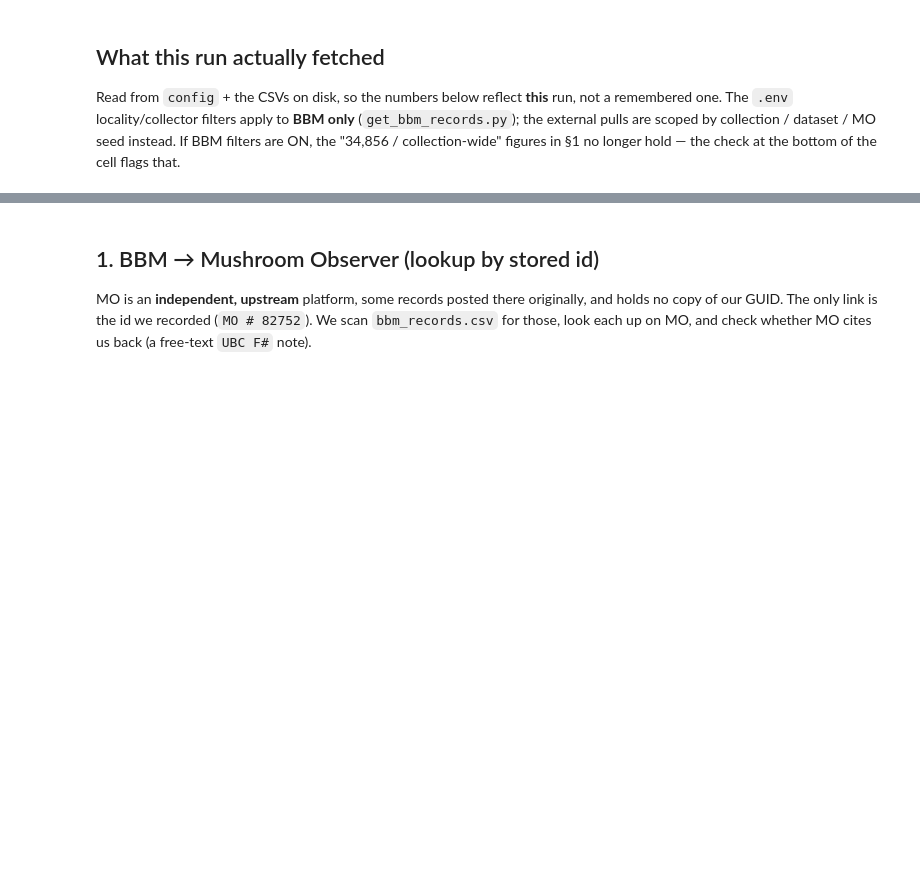
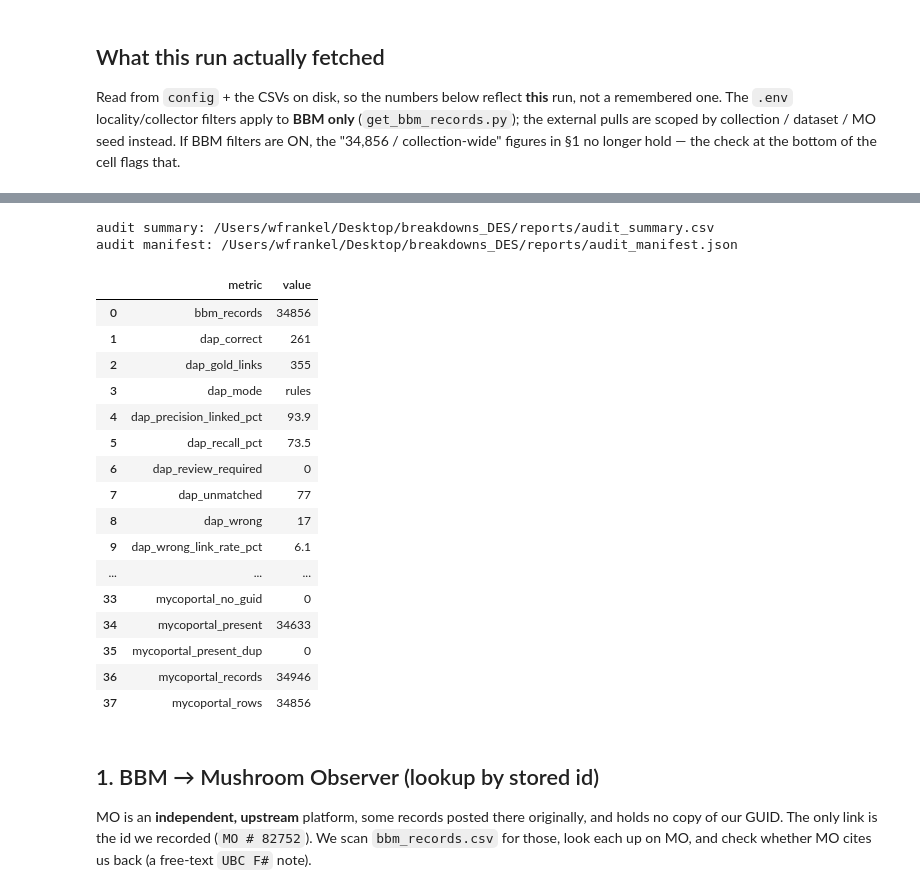
Before and after one commit to wendyf55/breakdowns_DES, a Jupyter notebook: reports/harmonization_findings.ipynb, the cells around one changed output, grey strips where cells are left out. Saved outputs shown, nothing was run; the diff lists cells and outputs as text; code cells hidden in the pictures; blank space fills up the shorter version.

```diff
--- a/reports/harmonization_findings.ipynb
+++ b/reports/harmonization_findings.ipynb
@@ -68,3 +72,34 @@ data dir    : /Users/wfrankel/Desktop/breakdowns_DES/data
+# %%
+import pandas as pd
+summary_path = ROOT / "reports" / "audit_summary.csv"
+manifest_path = ROOT / "reports" / "audit_manifest.json"
+if summary_path.exists():
+    audit_summary = pd.read_csv(summary_path)
+    print(f"audit summary: {summary_path}")
+    print(f"audit manifest: {manifest_path}")
+    display(audit_summary)
+else:
+    print("Run `python scripts/run_audit.py` from the repo root to create audit_summary.csv and audit_manifest.json.")
+# %% [output]
+audit summary: /Users/wfrankel/Desktop/breakdowns_DES/reports/audit_summary.csv
+audit manifest: /Users/wfrankel/Desktop/breakdowns_DES/reports/audit_manifest.json
+|  | metric | value |
+| 0 | bbm_records | 34856 |
+| 1 | dap_correct | 261 |
+| 2 | dap_gold_links | 355 |
+| 3 | dap_mode | rules |
+| 4 | dap_precision_linked_pct | 93.9 |
+| 5 | dap_recall_pct | 73.5 |
+| 6 | dap_review_required | 0 |
+| 7 | dap_unmatched | 77 |
+| 8 | dap_wrong | 17 |
+| 9 | dap_wrong_link_rate_pct | 6.1 |
+| ... | ... | ... |
+| 33 | mycoportal_no_guid | 0 |
+| 34 | mycoportal_present | 34633 |
+| 35 | mycoportal_present_dup | 0 |
+| 36 | mycoportal_records | 34946 |
+| 37 | mycoportal_rows | 34856 |
 # %% [markdown]
 ## 1. BBM → Mushroom Observer (lookup by stored id)
 
```
Also changed, not shown: parts of 8 cells of this notebook, 12 other files.
